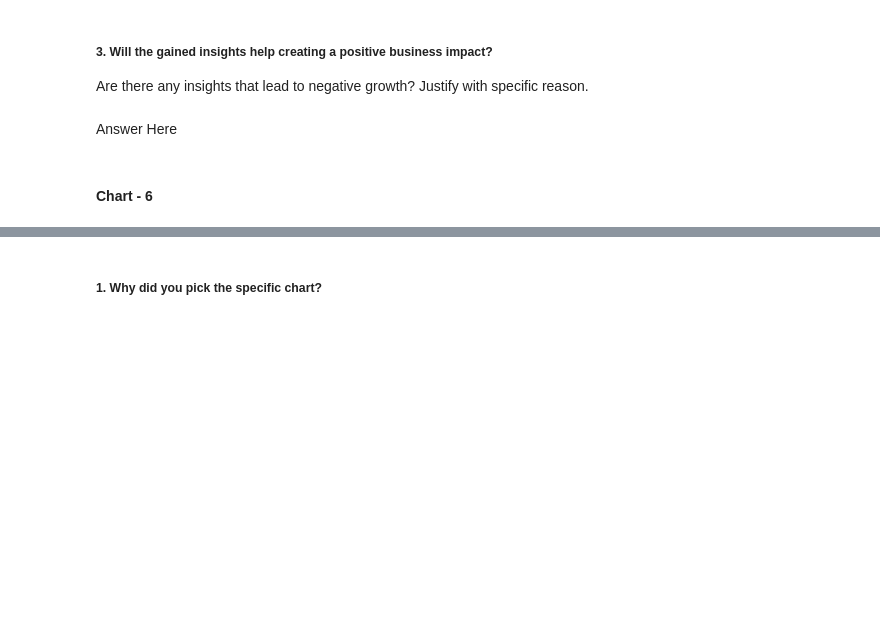
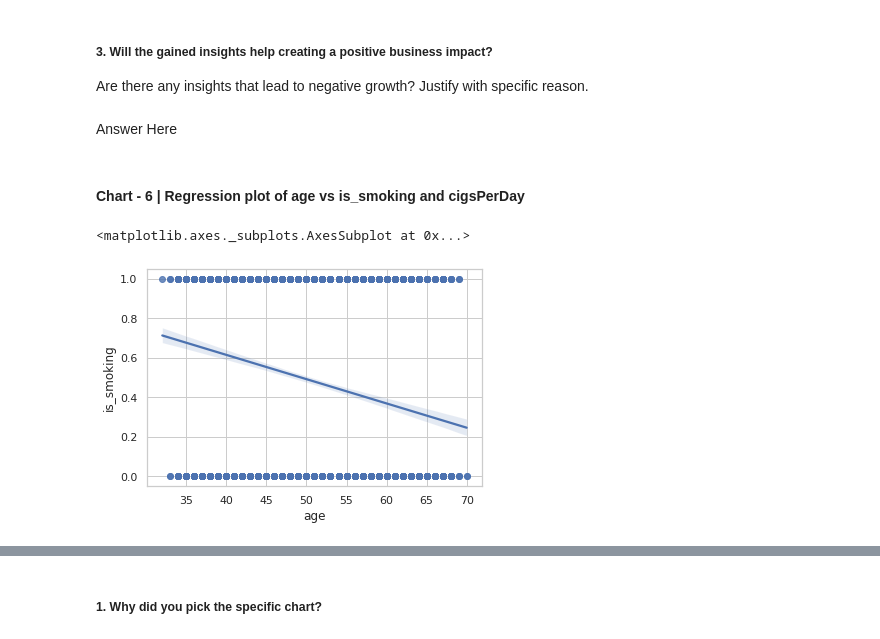
Before and after one commit to abhishekdhasmana17/Cardiovascular-Risk-Prediction, a Jupyter notebook: Cardiovascular_Risk_Prediction.ipynb, the cells around one changed output, grey strips where cells are left out. Cells and saved outputs as stored; diff of their text form; code cells hidden in the pictures; blank space fills up the shorter version.

```diff
--- a/Cardiovascular_Risk_Prediction.ipynb
+++ b/Cardiovascular_Risk_Prediction.ipynb
@@ -497,7 +497,11 @@ Answer Here
 Are there any insights that lead to negative growth? Justify with specific reason.
 # %% [markdown]
 Answer Here
-# %% [markdown]
-#### Chart - 6
+# %% [markdown]
+#### Chart - 6 | Regression plot of age vs is_smoking and cigsPerDay
 # %%
 # Chart - 6 visualization code
+sns.regplot(data = data, x = 'age', y = 'is_smoking')
+# %% [output]
+<matplotlib.axes._subplots.AxesSubplot at 0x...>
+[figure, added]
```
Also changed, not shown: parts of 11 cells of this notebook.
